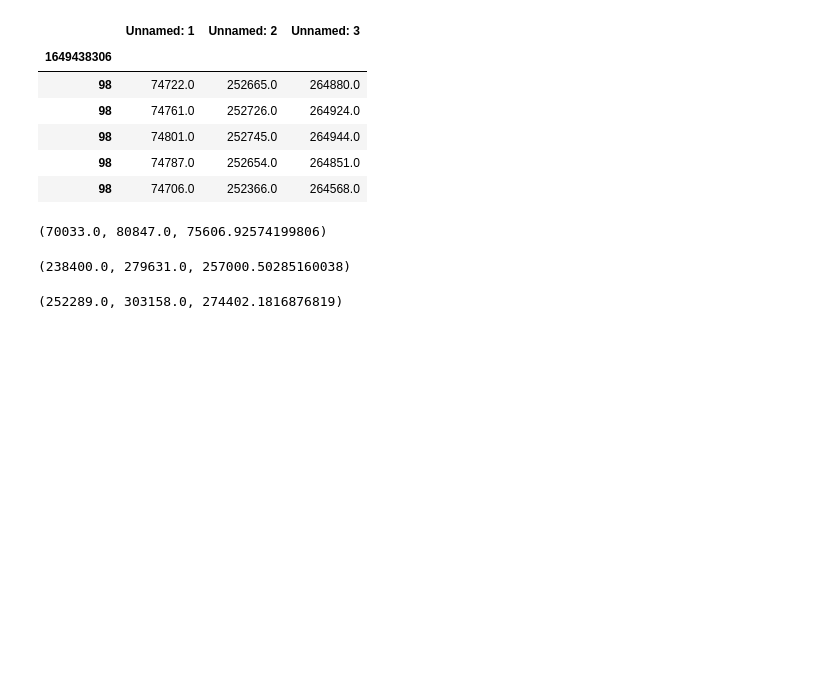
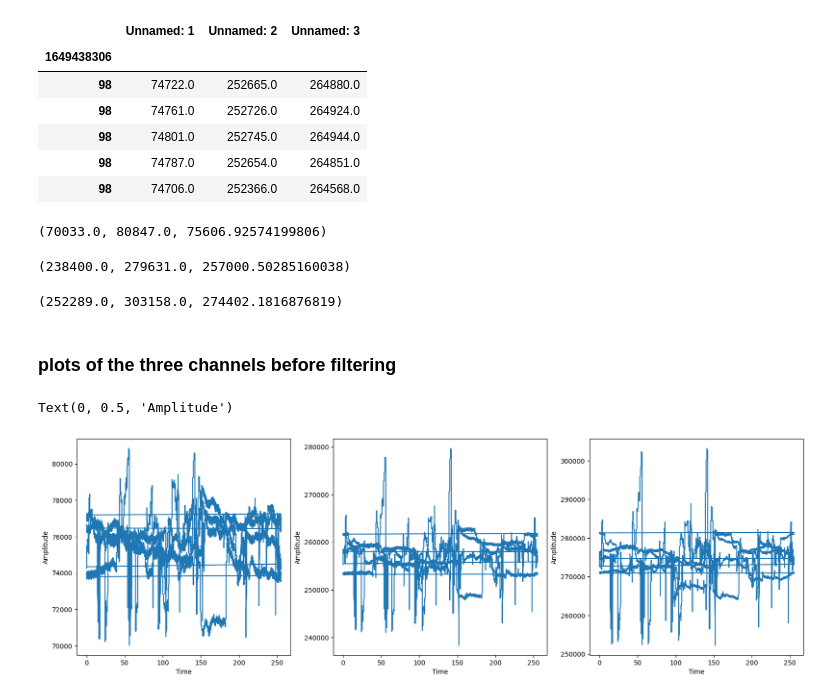
Before and after one commit to SenuraHansaja/H-IoT-Golob-Rice-Compression-Automation, a Jupyter notebook: PPG data/PPG_plots.ipynb, the cells around one changed output. Saved outputs shown, nothing was run; the diff lists cells and outputs as text; code cells hidden in the pictures; blank space fills up the shorter version.

Commit message:
ppg nk filter addition

```diff
--- a/PPG data/PPG_plots.ipynb
+++ b/PPG data/PPG_plots.ipynb
@@ -32,3 +32,22 @@ data['Unnamed: 2'].min(), data['Unnamed: 2'].max(), data['Unnamed: 2'].mean()
 data['Unnamed: 3'].min(), data['Unnamed: 3'].max(), data['Unnamed: 3'].mean()
 # %% [output]
 (252289.0, 303158.0, 274402.1816876819)
+# %% [markdown]
+### plots of the three channels before filtering
+# %%
+plt.figure(figsize=(20,6))
+plt.subplot(1, 3, 1)
+plt.plot(data['Unnamed: 1'])
+plt.xlabel('Time')
+plt.ylabel('Amplitude')
+plt.subplot(1,3,2)
+plt.plot(data['Unnamed: 2'])
+plt.xlabel('Time')
+plt.ylabel('Amplitude')
+plt.subplot(1,3,3)
+plt.plot(data['Unnamed: 3'])
+plt.xlabel('Time')
+plt.ylabel('Amplitude')
+# %% [output]
+Text(0, 0.5, 'Amplitude')
+[figure, added]
```
Also changed, not shown: parts of 7 cells of this notebook.
